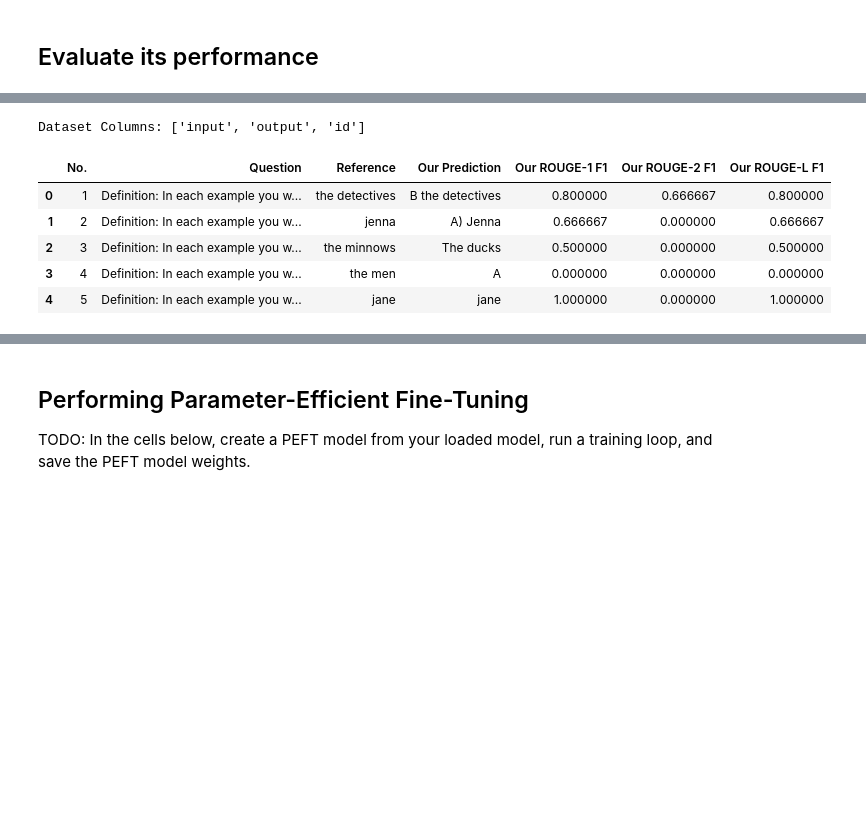
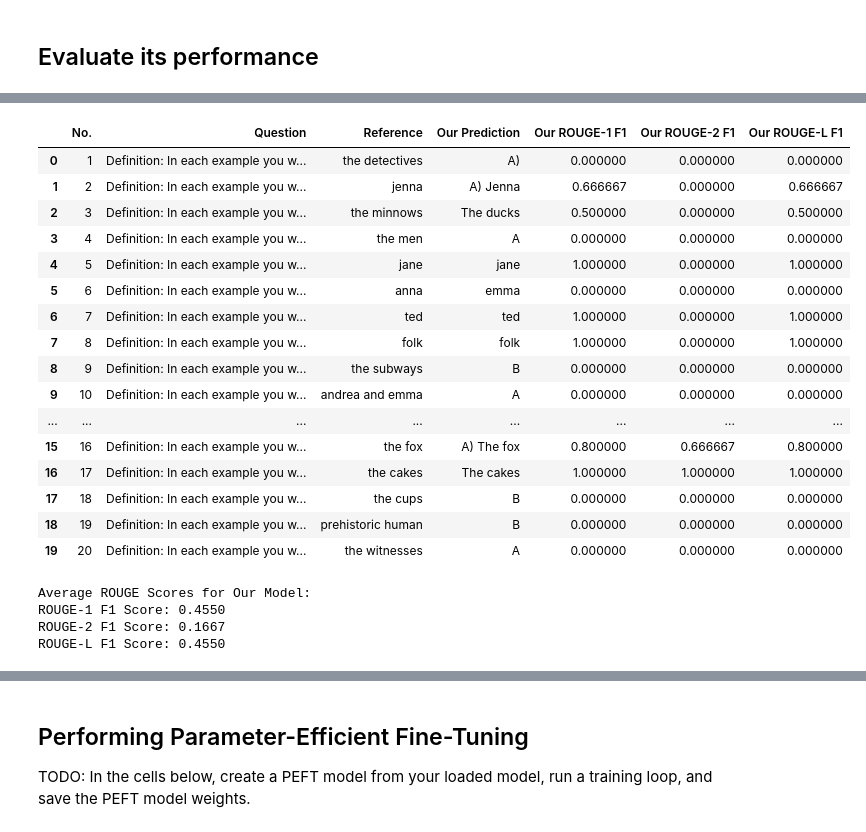
Before and after one commit to hsakkout/genai-peft-finetune, a Jupyter notebook: LightweightFineTuning.ipynb, the cells around one changed output, grey strips where cells are left out. Drawn from its saved outputs; the diff is of its cells as text; code cells hidden in the pictures; blank space fills up the shorter version.

```diff
--- a/LightweightFineTuning.ipynb
+++ b/LightweightFineTuning.ipynb
@@ -216,44 +238,13 @@ Explanation: The pronoun "they" in the sentence "Joe and Steve" is
 # %%
-from datasets import load_dataset
+
+
 from tqdm import tqdm
 from rouge_score import rouge_scorer
 import numpy as np
 import pandas as pd
-from transformers import StoppingCriteria, StoppingCriteriaList
 
-# Define custom stopping criteria
-class StopOnPeriod(StoppingCriteria):
-    def __init__(self, tokenizer, stop_id):
-        self.tokenizer = tokenizer
-        self.stop_id = stop_id
 
-    def __call__(self, input_ids, scores, **kwargs):
-        return self.stop_id in input_ids[0][-1:]
 
-class StopOnNewline(StoppingCriteria):
-    def __init__(self, tokenizer):
-        self.tokenizer = tokenizer
-        self.newline_ids = tokenizer.encode('\n', add_special_tokens=False)
-
-    def __call__(self, input_ids, scores, **kwargs):
-        n = len(self.newline_ids)
-        if n > len(input_ids[0]):
-            return False
-        if input_ids[0][-n:].tolist() == self.newline_ids:
-            return True
-        return False
-
-# Load dataset
-dataset = load_dataset(
-    'Lots-of-LoRAs/task249_enhanced_wsc_pronoun_disambiguation',
-    split='train'
-)
-# Print the column names
-print("Dataset Columns:", dataset.column_names)
-
-# Define bad words to avoid
-bad_phrases = ['answer', 'Answer', 'correct', 'A)', 'B)', ]
-bad_words_ids = tokenizer(bad_phrases, add_special_tokens=False).input_ids
 
 # Adjust the preprocessing function based on actual column names
 def preprocess_function(examples):
@@ -286,10 +277,10 @@ def preprocess_function(examples):
 data = dataset.map(preprocess_function, batched=True)
 
 # Limit to the first example for testing (optional)
-data = data.select(range(5))
+data = data.select(range(20))
 
 # Step 4: Generate model outputs in batches
-batch_size = 1  # Adjust based on your GPU memory
+batch_size = 10  # Adjust based on your GPU memory
 generated_answers = []
 references = []
 questions_list = []
@@ -308,23 +299,16 @@ for i in tqdm(range(0, len(data), batch_size)):
         max_length=400
     ).to('cuda')
 
-    # Create stopping criteria
-    stop_token_id = tokenizer.encode(".", add_special_tokens=False)[-1]
-    stopping_criteria = StoppingCriteriaList([
-        StopOnPeriod(tokenizer, stop_token_id),
-        StopOnNewline(tokenizer)
-    ])
-
     # Generate outputs
     outputs = model.generate(
         **inputs,
-        max_new_tokens=50,  # Adjust as needed
+        max_new_tokens=15,  # Adjust as needed
         eos_token_id=tokenizer.eos_token_id,
         pad_token_id=tokenizer.pad_token_id,
         stopping_criteria=stopping_criteria,
         bad_words_ids=bad_words_ids,
         no_repeat_ngram_size=3,
-        temperature=0.7,
+        temperature=0.1,
         num_beams=5,
         early_stopping=True
     )
@@ -369,37 +353,51 @@ for idx, (question, ref, pred) in enumerate(zip(
     detailed_results.append({
         'No.': idx + 1,
         'Question': question,
         'Reference': ref,
         'Our Prediction': pred,
         'Our ROUGE-1 F1': scores['rouge1'].fmeasure,
         'Our ROUGE-2 F1': scores['rouge2'].fmeasure,
         'Our ROUGE-L F1': scores['rougeL'].fmeasure,
     })
 
 # Step 6: Create a pandas DataFrame
 df = pd.DataFrame(detailed_results)
 
 # Set pandas options for better display
 pd.set_option('display.max_colwidth', None)  # Don't truncate text in cells
 
 # Display the DataFrame in the notebook
 display(df[['No.', 'Question', 'Reference', 'Our Prediction',
             'Our ROUGE-1 F1', 'Our ROUGE-2 F1', 'Our ROUGE-L F1']])
 
 # Also print the average scores
 avg_rouge1 = df['Our ROUGE-1 F1'].mean()
 avg_rouge2 = df['Our ROUGE-2 F1'].mean()
 avg_rougeL = df['Our ROUGE-L F1'].mean()
 
 print(f"\nAverage ROUGE Scores for Our Model:")
 print(f"ROUGE-1 F1 Score: {avg_rouge1:.4f}")
 print(f"ROUGE-2 F1 Score: {avg_rouge2:.4f}")
 print(f"ROUGE-L F1 Score: {avg_rougeL:.4f}")
 # %% [output]
+|  | No. | Question | Reference | Our Prediction | Our ROUGE-1 F1 | Our ROUGE-2 F1 | Our ROUGE-L F1 |
+| 0 | 1 | Definition: In each example you w... | the detectives | A) | 0.000000 | 0.000000 | 0.000000 |
+| 1 | 2 | Definition: In each example you w... | jenna | A) Jenna | 0.666667 | 0.000000 | 0.666667 |
+| 2 | 3 | Definition: In each example you w... | the minnows | The ducks | 0.500000 | 0.000000 | 0.500000 |
+| 3 | 4 | Definition: In each example you w... | the men | A | 0.000000 | 0.000000 | 0.000000 |
+| 4 | 5 | Definition: In each example you w... | jane | jane | 1.000000 | 0.000000 | 1.000000 |
+| 5 | 6 | Definition: In each example you w... | anna | emma | 0.000000 | 0.000000 | 0.000000 |
+| 6 | 7 | Definition: In each example you w... | ted | ted | 1.000000 | 0.000000 | 1.000000 |
+| 7 | 8 | Definition: In each example you w... | folk | folk | 1.000000 | 0.000000 | 1.000000 |
+| 8 | 9 | Definition: In each example you w... | the subways | B | 0.000000 | 0.000000 | 0.000000 |
+| 9 | 10 | Definition: In each example you w... | andrea and emma | A | 0.000000 | 0.000000 | 0.000000 |
+| ... | ... | ... | ... | ... | ... | ... | ... |
+| 15 | 16 | Definition: In each example you w... | the fox | A) The fox | 0.800000 | 0.666667 | 0.800000 |
+| 16 | 17 | Definition: In each example you w... | the cakes | The cakes | 1.000000 | 1.000000 | 1.000000 |
+| 17 | 18 | Definition: In each example you w... | the cups | B | 0.000000 | 0.000000 | 0.000000 |
+| 18 | 19 | Definition: In each example you w... | prehistoric human | B | 0.000000 | 0.000000 | 0.000000 |
+| 19 | 20 | Definition: In each example you w... | the witnesses | A | 0.000000 | 0.000000 | 0.000000 |
-Dataset Columns: ['input', 'output', 'id']
+Average ROUGE Scores for Our Model:
+ROUGE-1 F1 Score: 0.4550
+ROUGE-2 F1 Score: 0.1667
+ROUGE-L F1 Score: 0.4550
-|  | No. | Question | Reference | Our Prediction | Our ROUGE-1 F1 | Our ROUGE-2 F1 | Our ROUGE-L F1 |
-| 0 | 1 | Definition: In each example you w... | the detectives | B the detectives | 0.800000 | 0.666667 | 0.800000 |
-| 1 | 2 | Definition: In each example you w... | jenna | A) Jenna | 0.666667 | 0.000000 | 0.666667 |
-| 2 | 3 | Definition: In each example you w... | the minnows | The ducks | 0.500000 | 0.000000 | 0.500000 |
-| 3 | 4 | Definition: In each example you w... | the men | A | 0.000000 | 0.000000 | 0.000000 |
-| 4 | 5 | Definition: In each example you w... | jane | jane | 1.000000 | 0.000000 | 1.000000 |
```
Also changed, not shown: parts of 4 cells of this notebook.
